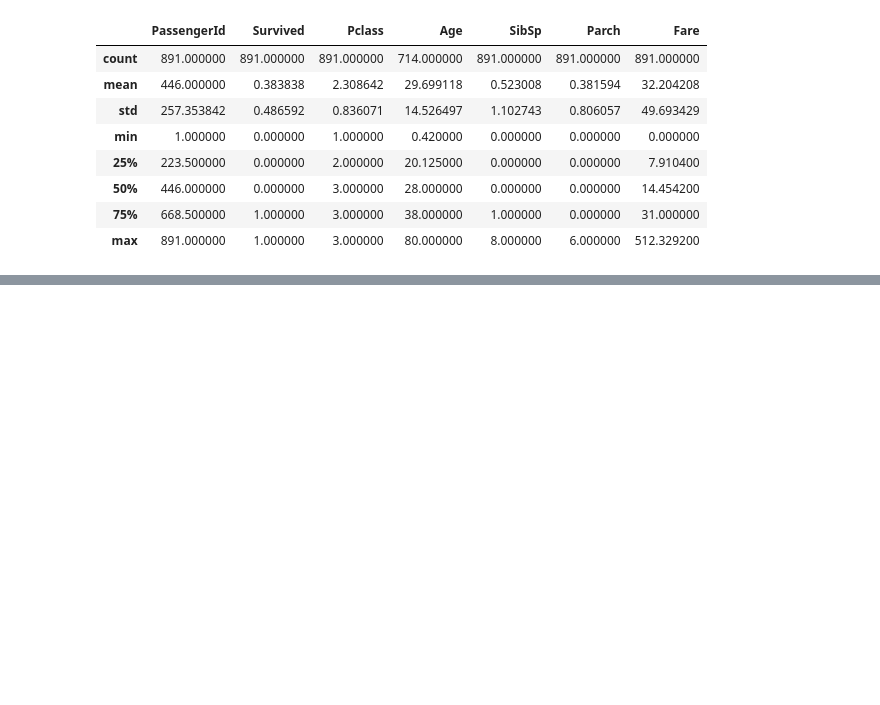
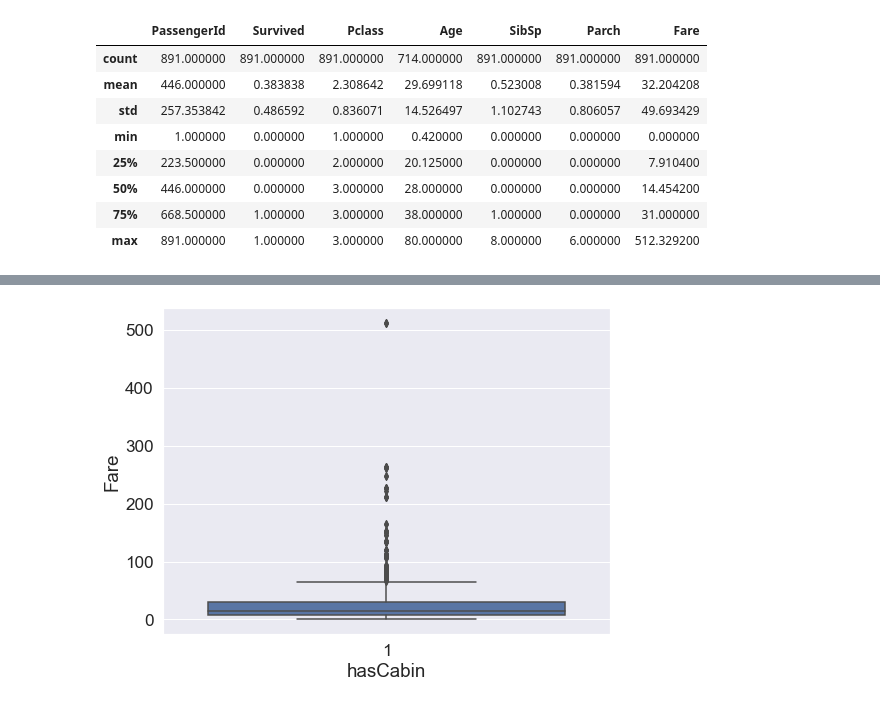
Before and after one commit to chanyadeshani/Group8, a Jupyter notebook: assessment .ipynb, the cells around one changed output, grey strips where cells are left out. Cells and saved outputs as stored; diff of their text form; code cells hidden in the pictures; blank space fills up the shorter version.

```diff
--- a/assessment .ipynb
+++ b/assessment .ipynb
@@ -55,0 +209,3 @@ x_train, x_test, y_train, y_test = train_test_split(x, y, test_size=0.33, random
+# %%
+df_train['hasCabin'] = df_train['Cabin'].isnull().apply(lambda x: 0 if x == True else 1)
+df_train['hasAge'] = df_train['Age'].isnull().apply(lambda x: 0 if x == True else 1)
@@ -55,0 +236,6 @@ x_train, x_test, y_train, y_test = train_test_split(x, y, test_size=0.33, random
+# %%
+data = pd.concat([df_train['Fare'], df_train['hasCabin']], axis=1)
+f, ax = plt.subplots(figsize=(8, 6))
+fig = sns.boxplot(x='hasCabin', y="Fare", data=data)
+# %% [output]
+[figure, added]
```
Also changed, not shown: parts of 124 cells of this notebook.
